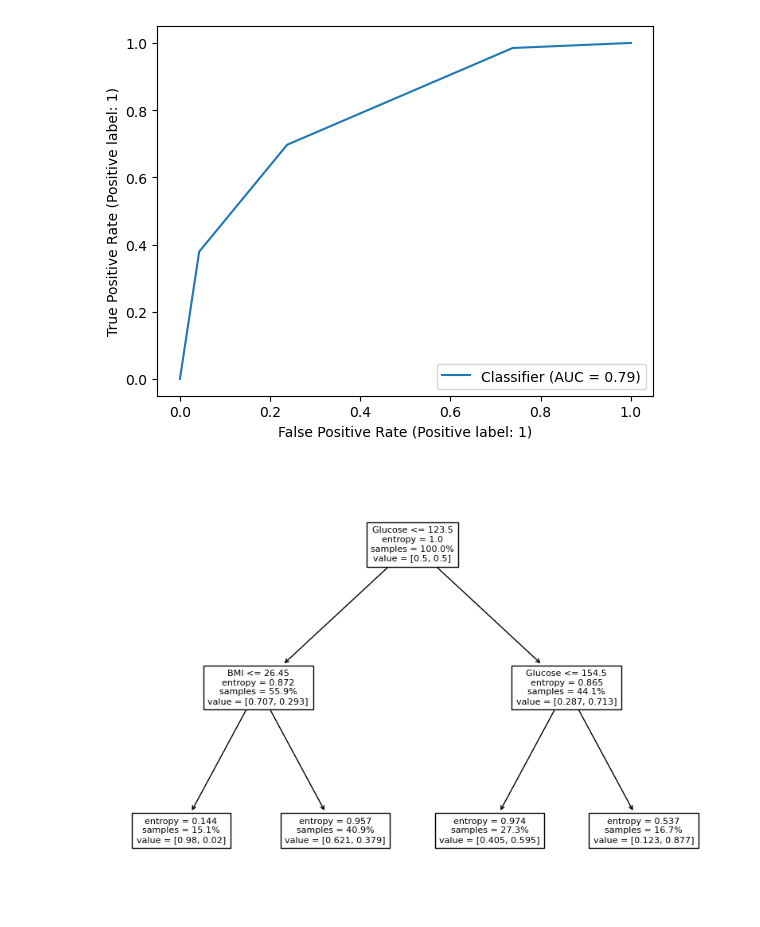
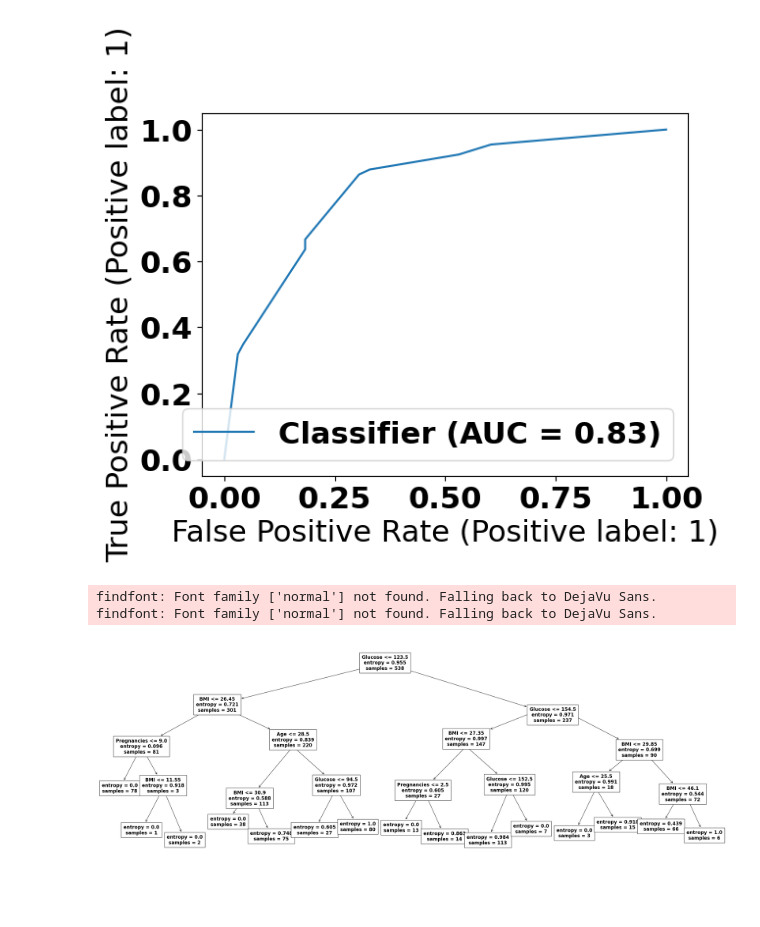
Before and after one commit to meenakshsundaram/AIML, a Jupyter notebook: DecisionTrees/src/diabetes/preprocessing.ipynb, the cells around one changed output. Drawn from its saved outputs; the diff is of its cells as text; code cells hidden in the pictures; blank space fills up the shorter version.

```diff
--- a/DecisionTrees/src/diabetes/preprocessing.ipynb
+++ b/DecisionTrees/src/diabetes/preprocessing.ipynb
@@ -65,5 +94,5 @@ Average variance: 0.212
 # %%
-dtree = DecisionTreeClassifier(random_state=RANDOM_SEED,criterion=criterion,max_depth=2,class_weight=class_weight)
+dtree = DecisionTreeClassifier(random_state=RANDOM_SEED,criterion=criterion,max_depth=4,class_weight=class_weight)
 dtree.fit(train_x_df,train_y_df)
 pred_test_y=dtree.predict(test_x_df)
 proba_test_y = dtree.predict_proba(test_x_df)
@@ -76,5 +105,7 @@ print(f"Accuracy - {Accuracy}")
 print(f"Recall - {Recall}")
 print(f"Precision - {Precision}")
 print(f"FPR - {FPR}")
-metrics.ConfusionMatrixDisplay.from_predictions(test_y_df,pred_test_y,normalize='true')
+fig=plt.figure(figsize=[5,5])
+ax = fig.add_axes([0,0,1,1])
+metrics.ConfusionMatrixDisplay.from_predictions(test_y_df,pred_test_y,normalize='true',ax=ax)
 # %% [output]
@@ -88,13 +119,30 @@ FPR - 4.268292682926833
 
 rocDisplay = metrics.RocCurveDisplay.from_predictions(test_y_df,proba_test_y[:,1])
 # %% [output]
-[figure, old version]
+[figure, new version]
 # %%
-plt.figure(figsize=[10,7])
-txt=tree.plot_tree(dtree,fontsize=8,proportion=True)
+fig=plt.figure(figsize=[30,10])
+ax=fig.add_axes([0,0,1,1])
+txt=tree.plot_tree(dtree,fontsize=8,proportion=False,ax=ax)
+ycollect=[]
+sign=1
 for tx in txt:
     tx.set_text(tx.get_text().replace('x[1]',train_df.columns[1]))
     tx.set_text(tx.get_text().replace('x[5]',train_df.columns[5]))
+    tx.set_text(tx.get_text().replace('x[7]',train_df.columns[7]))
+    tx.set_text(tx.get_text().replace('x[0]',train_df.columns[0]))
+    tx.set_text(re.sub('\nvalue .*','',tx.get_text()))
+    cur_y=tx._y
+    if(cur_y in ycollect):
+        tx.set_y(cur_y+sign*np.random.rand()*0.05)
+        sign=sign*-1
+        ycollect.append(tx._y)
+    else:
+        ycollect.append(cur_y)
+    tx.set_fontsize(16)
+plt.savefig('optimal_tree_depth_4.svg',format='svg')
 plt.show()
 # %% [output]
+findfont: Font family ['normal'] not found. Falling back to DejaVu Sans.
+findfont: Font family ['normal'] not found. Falling back to DejaVu Sans.
-[figure, old version]
+[figure, new version]
```
Also changed, not shown: parts of 10 cells of this notebook, 5 other files.
